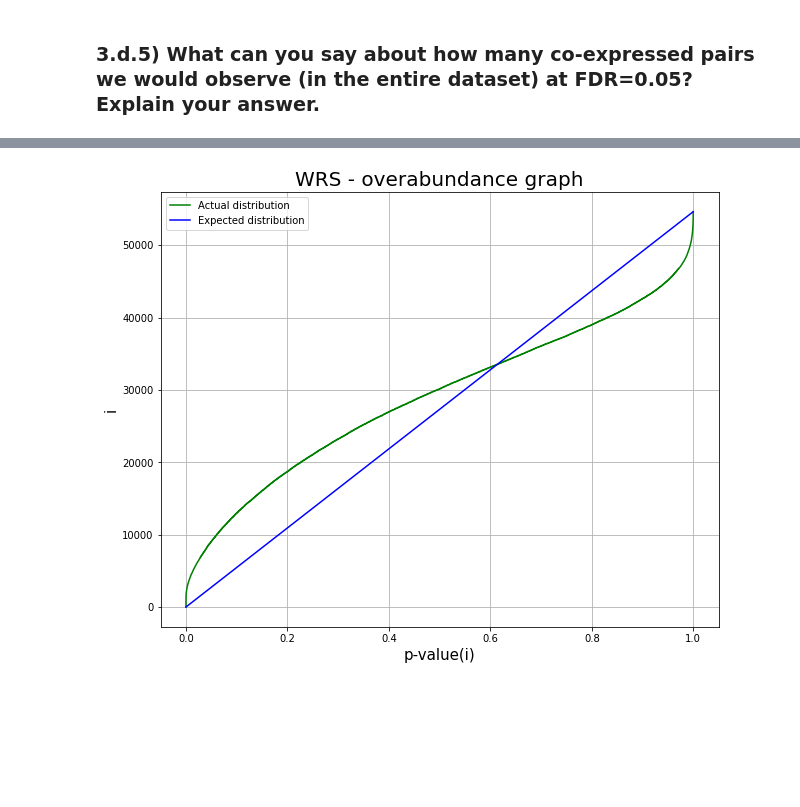
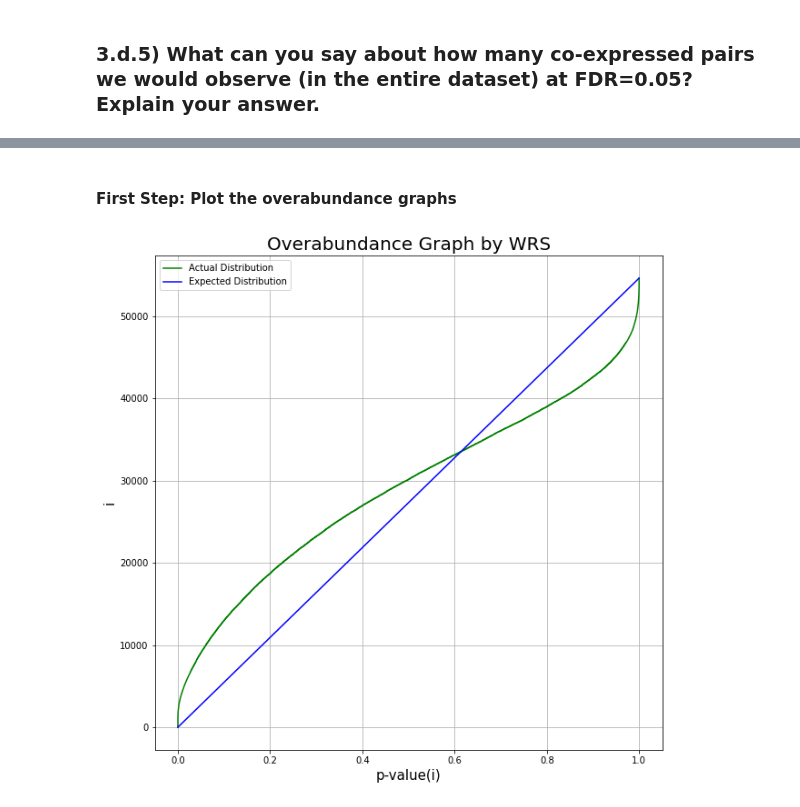
Before and after one commit to RoyR-IDC/StatisticsAndDataAnalysis, a Jupyter notebook: hw4/203972922_201312907-Copy1.ipynb, the cells around one changed output, grey strips where cells are left out. Cells and saved outputs as stored; diff of their text form; code cells hidden in the pictures; blank space fills up the shorter version.

Commit message:
Updated HW4 - updated submission file my copy

```diff
--- a/hw4/203972922_201312907-Copy1.ipynb
+++ b/hw4/203972922_201312907-Copy1.ipynb
@@ -768,15 +740,34 @@ statement
+# %%
+def overabundance_graph(pvals, title):
+    """
+    generate FDR plot
+    """
+    # Prepare the plot
+    N = len(pvals)
+    x_actual = np.sort(pvals)
+    x_expected = np.linspace(0, 1.0, N)
+    y = np.arange(N)
+
+    #Plot overabundance
+    plt.figure(0, figsize = (10, 10))
+    plt.grid()
+    plt.title(f"Overabundance Graph by {title}", fontsize=20)
+    plt.xlabel("p-value(i)", fontsize=15)
+    plt.ylabel("i", fontsize=15)
+    plt.plot(x_actual, y, color='g', label='Actual Distribution')
+    plt.plot(x_expected, y, color='b', label='Expected Distribution')
+    plt.legend()
+# %% [markdown]
+#### First Step: Plot the overabundance graphs
 # %%
-# a) FDR = 0.05
-WRS_df_copy = WRS_df.copy()
+# Note: we want a one-sided pval. and so, adjust to the wanted side of the statistic
+WRS_df['p-value'] = WRS_df['p-value'] / 2
 
-# correct to one-sided pval
-WRS_df_copy.loc['p-value'] = WRS_df_copy.loc['p-value'] / 2
+opposite_side_mask = WRS_df['WRS Z Value'] < 0
+WRS_df['p-value'][opposite_side_mask] = 1 - WRS_df['p-value'][opposite_side_mask]
 
-# adjust to the wanted side of the statistic
-opposite_side_mask = WRS_df_copy.loc['WRS'] < 0
-WRS_df_copy.loc['p-value'][opposite_side_mask] = 1 - WRS_df_copy.loc['p-value'][opposite_side_mask]
-
-overabundance_graph(pvals=WRS_df_copy.loc['p-value'], title='WRS')
+# Plot the overabundance graph
+overabundance_graph(pvals=WRS_df['p-value'], title='WRS')
 # %% [output]
-[figure, old version]
+[figure, new version]
 # %%
```
Also changed, not shown: parts of 37 cells of this notebook.
